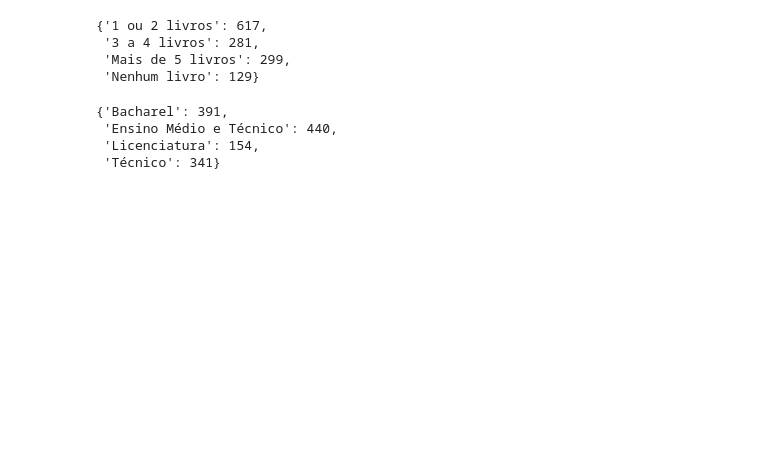
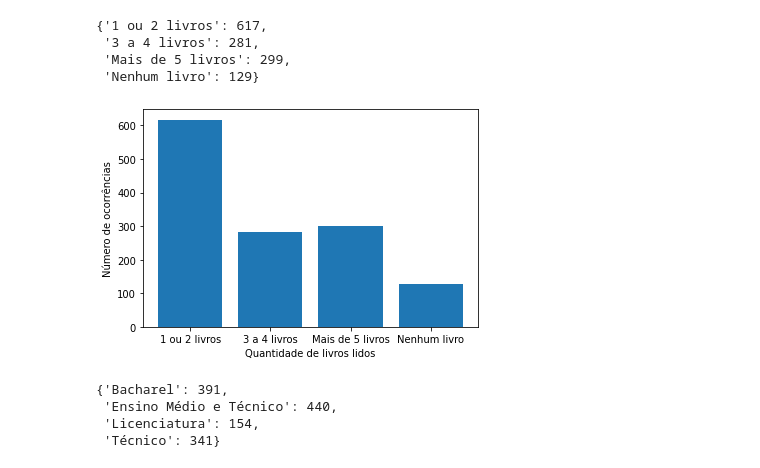
Before and after one commit to victor-s-santos/discovering-association-rules, a Jupyter notebook: 03-entrance_exam/analysing_data.ipynb, the cells around one changed output. Cells and saved outputs as stored; diff of their text form; code cells hidden in the pictures; blank space fills up the shorter version.

```diff
--- a/03-entrance_exam/analysing_data.ipynb
+++ b/03-entrance_exam/analysing_data.ipynb
@@ -39,8 +68,16 @@ df.groupby('renda_familiar').size().to_dict()
 # %%
-df.groupby('livros').size().to_dict()
+livros = df.groupby('livros').size().to_dict()
+livros
 # %% [output]
 {'1 ou 2 livros': 617,
  '3 a 4 livros': 281,
  'Mais de 5 livros': 299,
  'Nenhum livro': 129}
+# %%
+_ = plt.bar(list(livros.keys()), list(livros.values()))
+_ = plt.xlabel('Quantidade de livros lidos')
+_ = plt.ylabel('Número de ocorrências')
+plt.show()
+# %% [output]
+[figure, added]
 # %%
```
Also changed, not shown: parts of 10 cells of this notebook.
